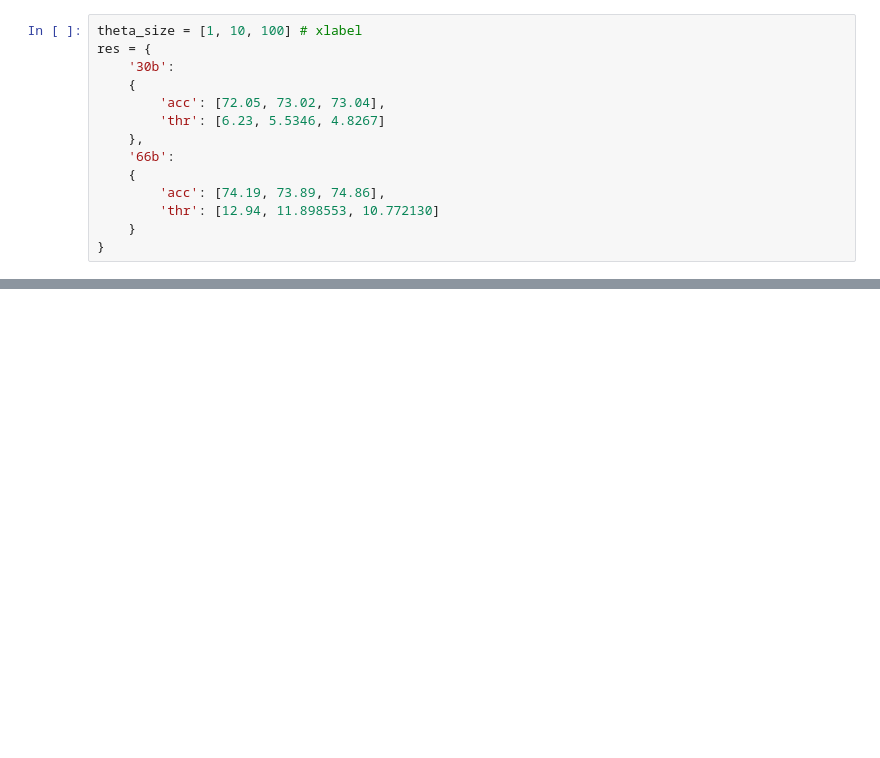
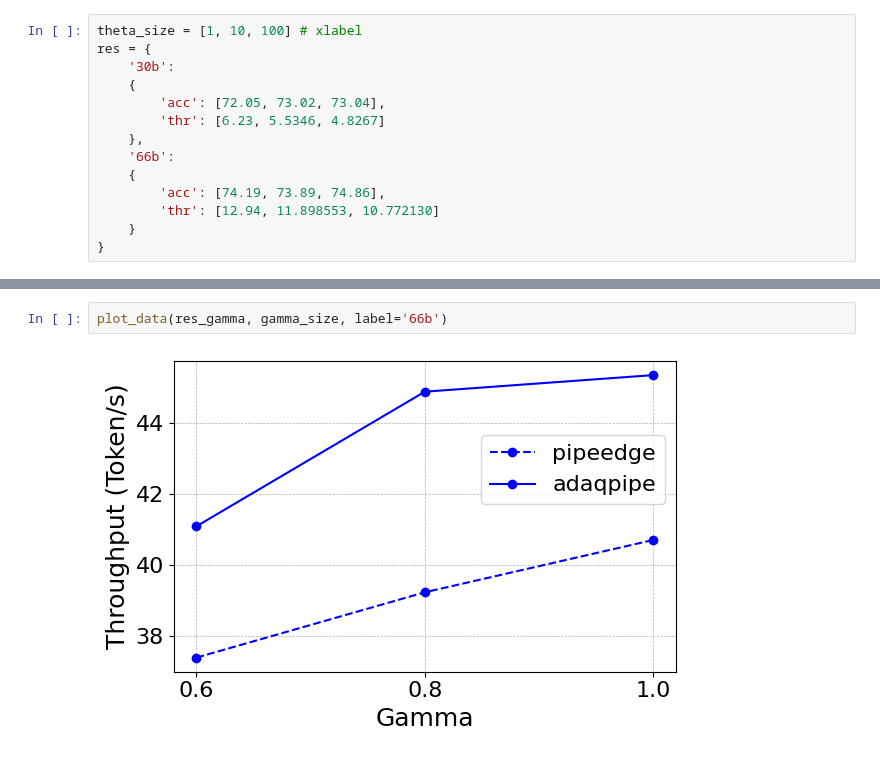
Before and after one commit to tonyzhao-jt/LLM-PQ, a Jupyter notebook: notebook/AblationTest.ipynb, the cells around one changed output, grey strips where cells are left out. Drawn from its saved outputs; the diff is of its cells as text; blank space fills up the shorter version.

```diff
--- a/notebook/AblationTest.ipynb
+++ b/notebook/AblationTest.ipynb
@@ -97,0 +102,4 @@ plt.show()
+# %%
+plot_data(res_gamma, gamma_size, label='66b')
+# %% [output]
+[figure, added]
```
Also changed, not shown: parts of 8 cells of this notebook, 50 other files.
